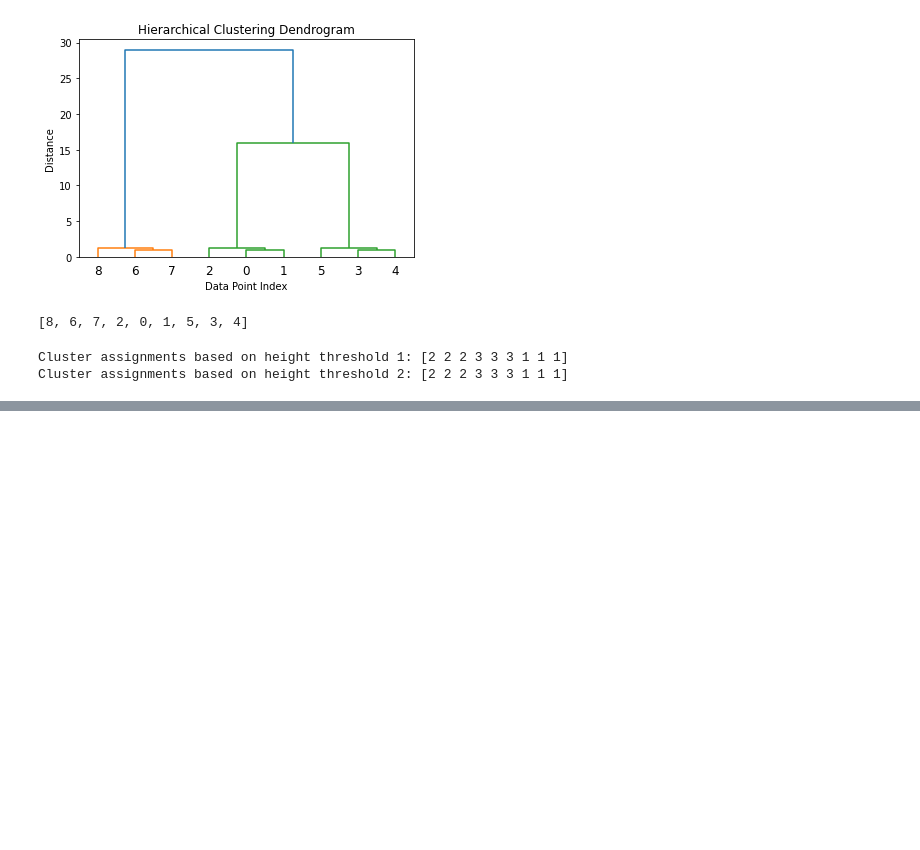
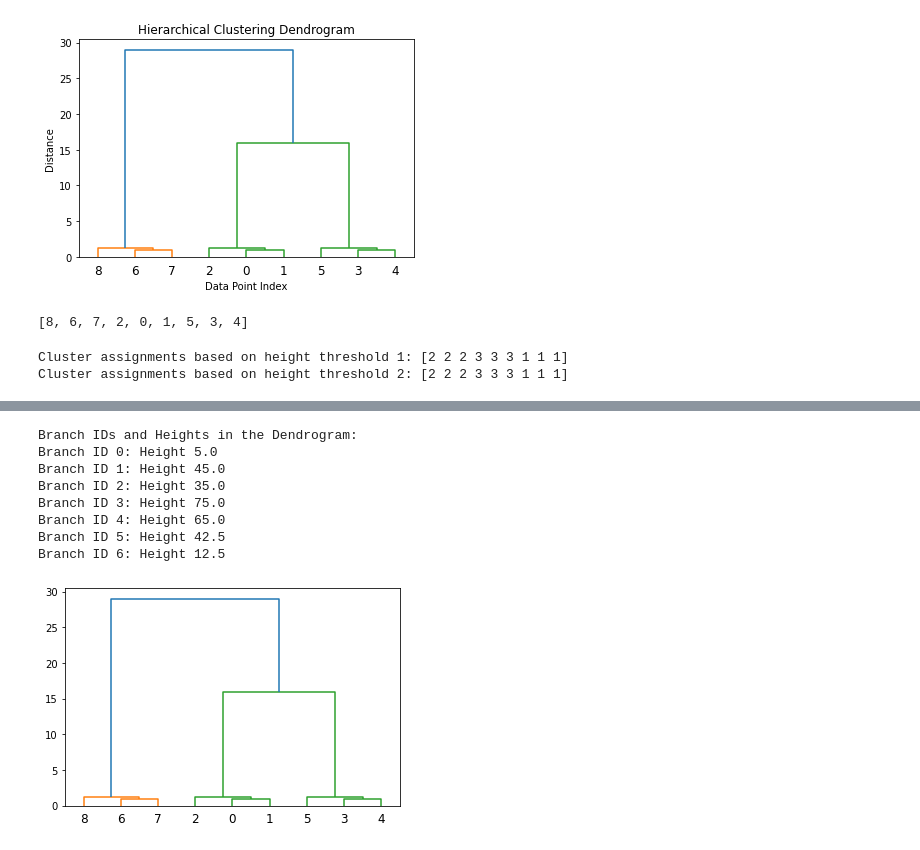
Before and after one commit to Priyanshu4/CSE-5819-Project, a Jupyter notebook: hclust/main.ipynb, the cells around one changed output, grey strips where cells are left out. Saved outputs shown, nothing was run; the diff lists cells and outputs as text; code cells hidden in the pictures; blank space fills up the shorter version.

```diff
--- a/hclust/main.ipynb
+++ b/hclust/main.ipynb
@@ -174,0 +238,39 @@ Cluster assignments based on height threshold 2: [2 2 2 3 3 3 1 1 1]
+# %%
+from scipy.cluster.hierarchy import dendrogram, linkage
+import numpy as np
+
+def print_branch_ids(dendrogram):
+    """
+    Print branch (node) identifiers from the dendrogram.
+
+    Parameters:
+        dendrogram (dict): The dendrogram object.
+
+    Returns:
+        None
+    """
+    icoord = dendrogram['icoord']
+
+    for i, (x0, x1) in enumerate(zip(icoord, icoord[1:])):
+        print(f"Branch ID {i}: Height {x1[1]}")
+
+# Sample data
+data = np.array([[1, 2], [2, 2], [2, 3], [8, 8], [9, 8], [9, 9], [15, 15], [16, 15], [16, 16]])
+
+# Perform hierarchical clustering and create a dendrogram
+linkage_matrix = linkage(data, method='ward')
+dendrogram_info = dendrogram(linkage_matrix, orientation='top')
+
+# Print branch (node) identifiers and their heights
+print("Branch IDs and Heights in the Dendrogram:")
+print_branch_ids(dendrogram_info)
+# %% [output]
+Branch IDs and Heights in the Dendrogram:
+Branch ID 0: Height 5.0
+Branch ID 1: Height 45.0
+Branch ID 2: Height 35.0
+Branch ID 3: Height 75.0
+Branch ID 4: Height 65.0
+Branch ID 5: Height 42.5
+Branch ID 6: Height 12.5
+[figure, added]
```
Also changed, not shown: parts of 10 cells of this notebook.
